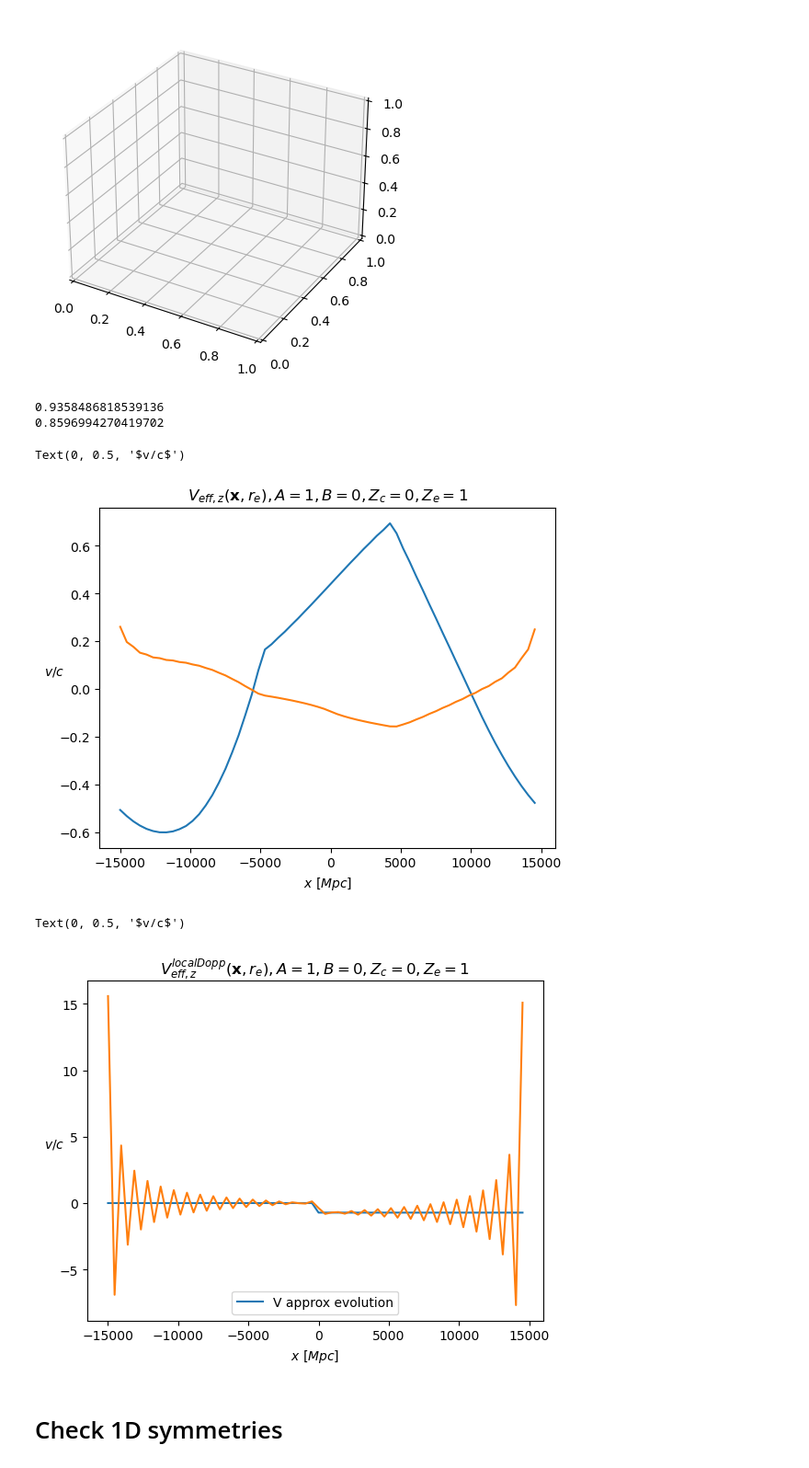
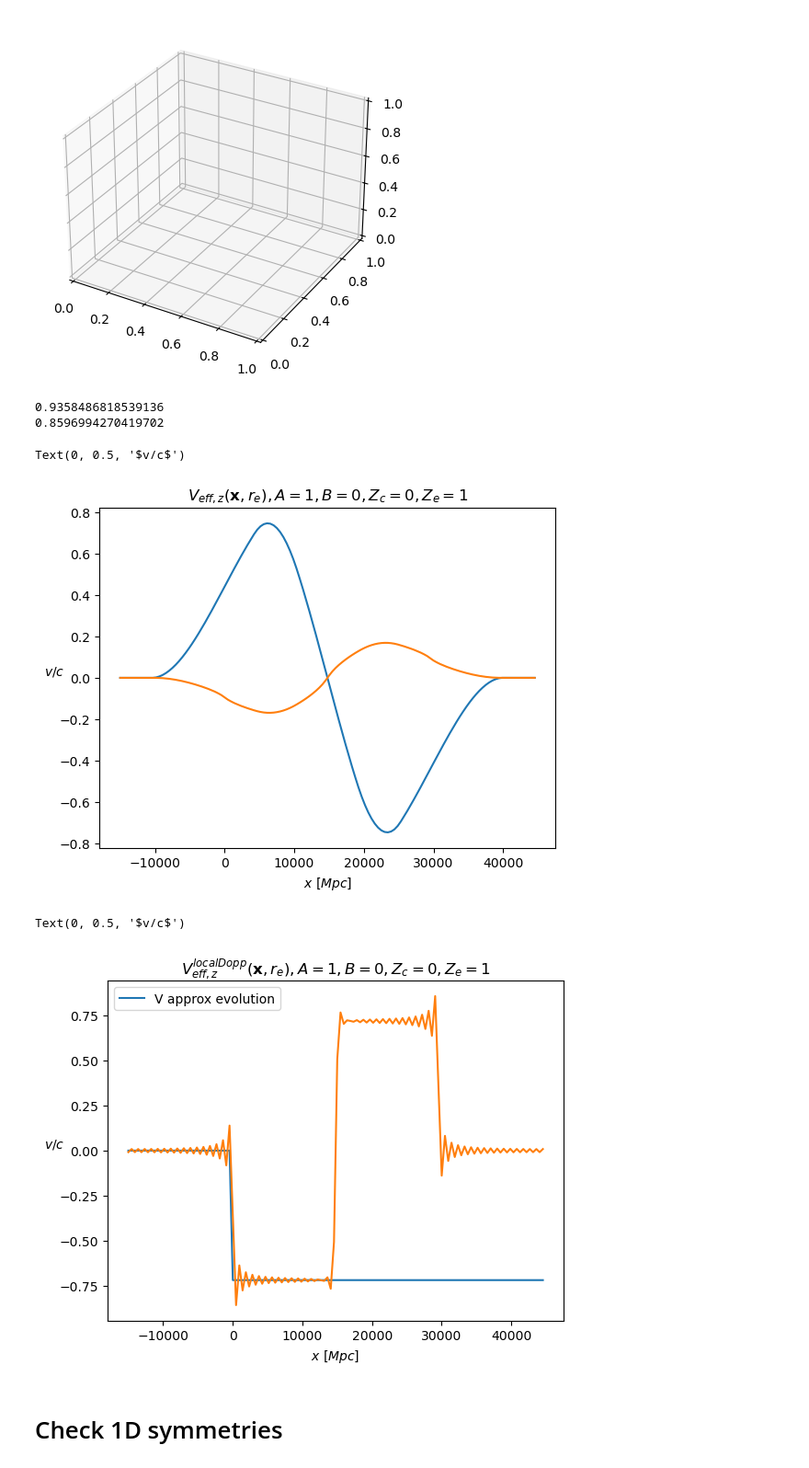
Before and after one commit to catketchup/ReCCO, a Jupyter notebook: code/sim_bubble_collision.ipynb, the cells around one changed output. Shown at 92% size. Saved outputs shown, nothing was run; the diff lists cells and outputs as text; code cells hidden in the pictures.

Commit message:
trying mirror

```diff
--- a/code/sim_bubble_collision.ipynb
+++ b/code/sim_bubble_collision.ipynb
@@ -24,6 +24,7 @@ Omega_K = config.Omega_K
 h = config.h
 As= config.As
 ns = config.ns
+mirror = True
 # %%
 grid              = 64  #grid size
 BoxSize           = 30000 #Mpc
@@ -56,6 +57,13 @@ d = BoxSize/grid #Mpc
 x = np.arange(-BoxSize/2, BoxSize/2, d) #Mpc
 y = np.arange(-BoxSize/2, BoxSize/2, d) #Mpc
 z = np.arange(-BoxSize/2, BoxSize/2, d) #Mpc
+
+if mirror:
+    x = np.arange(-BoxSize/2, BoxSize/2, d) #Mpc
+    y = np.arange(-BoxSize/2, BoxSize/2, d) #Mpc
+    z = np.arange(-BoxSize/2, BoxSize*3/2, d) #Mpc
+    z_left = np.arange(-BoxSize/2, BoxSize/2, d) #Mpc
+    _, _, zz_left = np.meshgrid(x, y, z_left, indexing='ij')
 # 3-d meshgrid coordinate
 # xx, yy = np.meshgrid(x, y)
 xx, yy, zz = np.meshgrid(x, y, z, indexing='ij')
@@ -68,6 +76,12 @@ factor = 2*pi
 k_x = factor*np.fft.fftfreq(grid, d)
 k_y = factor*np.fft.fftfreq(grid, d)
 k_z = factor*np.fft.fftfreq(grid, d)
+
+if mirror:
+    k_x = factor*np.fft.fftfreq(grid, d)
+    k_y = factor*np.fft.fftfreq(grid, d)
+    k_z = factor*np.fft.fftfreq(2*grid, d)
+
 kk_x, kk_y, kk_z = np.meshgrid(k_x, k_y, k_z, indexing='ij')
 kk  = np.sqrt(kk_x**2 + kk_y**2 + kk_z**2)
 
@@ -112,11 +134,18 @@ r_H = 4411.764705882353 Mpc
 # %%
 from scipy.signal import windows
 
-psi_i_x = A/r_H*(zz - x_c) + B/(r_H**2)*(zz - x_c)**2
+if not mirror:
+    psi_i_x = A/r_H*(zz - x_c) + B/(r_H**2)*(zz - x_c)**2
+else:
+    psi_i_x = A/r_H*(zz_left - x_c) + B/(r_H**2)*(zz_left - x_c)**2
 use_window = 0
 
-if not use_window:
+if not mirror and not use_window:
     psi_i_x[np.where(zz<x_c)] = 0
+if mirror and not use_window:
+    psi_i_x[np.where(zz_left<x_c)] = 0
+    psi_i_x = np.concatenate((psi_i_x, np.flip(psi_i_x, axis=2)), axis=2)
+
 else:  # yg debug
     def smooth_step(x, x_c, width):
         return 1 / (1 + np.exp(-(x - x_c) / width))
@@ -139,15 +168,17 @@ if use_window:
 else:
     window = 1
 
-print(direction)
-if direction == 'x':
-    plt.plot(x,psi_i_x[:, 0, 0])
+plt.plot(z, (window*psi_i_x)[0, 0, :])
 
-elif direction == 'y':
-    plt.plot(x,psi_i_x[0, :, 0])
+# print(direction)
+# if direction == 'x':
+#     plt.plot(x,psi_i_x[:, 0, 0])
 
-elif direction == 'z':
-    plt.plot(x,(window*psi_i_x)[0, 0, :])
+# elif direction == 'y':
+#     plt.plot(x,psi_i_x[0, :, 0])
+
+# elif direction == 'z':
+#     plt.plot(z, (window*psi_i_x)[0, 0, :])
 
 plt.xlabel(r'$x\ [Mpc]$')
 plt.ylabel(r'$\psi$')
@@ -347,8 +378,8 @@ print(D_psi_e)
 
 # RDF_SW_3d[2] = RDF_SW_3d[2] + delta_RDF_SW_3d
 # RDF_ISW_3d[2] = RDF_ISW_3d[2] + delta_RDF_ISW_3d
-plt.plot(x, RDF_SW_3d[2].real[0, 0, :], label='SW')
-plt.plot(x, RDF_ISW_3d[2].real[0, 0, :], label='ISW')
+plt.plot(z, RDF_SW_3d[2].real[0, 0, :], label='SW')
+plt.plot(z, RDF_ISW_3d[2].real[0, 0, :], label='ISW')
 plt.title(r'$V_{eff,z}(\mathbf{x}, r_e), A=%s, B=%s, Z_{c}=%s, Z_{e}=%s$'%(A, B, z_c, Z_e));
 plt.xlabel(r'$x\ [Mpc]$')
 plt.ylabel(r'$v/c$', rotation=0)
@@ -356,19 +387,19 @@ plt.ylabel(r'$v/c$', rotation=0)
 0.9358486818539136
 0.8596994270419702
 Text(0, 0.5, '$v/c$')
-[figure, old version]
+[figure, new version]
 # %%
 D_v = remote_spectra.Dv_inter(Omega_b, Omega_c, w, wa, Omega_K, h)(a_e)
-plt.plot(x,-g_psi_i_x[2][0, 0, :]*D_v, label='V approx evolution')
+plt.plot(z,-g_psi_i_x[2][0, 0, :]*D_v, label='V approx evolution')
 
-plt.plot(x, RDF_localDopp_3d[2].real[0, 0, :])
+plt.plot(z, RDF_localDopp_3d[2].real[0, 0, :])
 plt.title(r'$V^{localDopp}_{eff,z}(\mathbf{x}, r_e), A=%s, B=%s, Z_{c}=%s, Z_{e}=%s$'%(A, B, z_c, Z_e));
 plt.legend()
 plt.xlabel(r'$x\ [Mpc]$')
 plt.ylabel(r'$v/c$', rotation=0)
 # %% [output]
 Text(0, 0.5, '$v/c$')
-[figure, old version]
+[figure, new version]
 # %%
 RDF_localDopp_2d = EV.ThreeDVec_Projection((x, y, z), RDF_localDopp_3d.real, (x_e, y_e, z_e))
 RDF_decDopp_2d = EV.ThreeDVec_Projection((x, y, z), RDF_decDopp_3d.real, (x_e, y_e, z_e))
```
Also changed, not shown: parts of 10 cells of this notebook.
